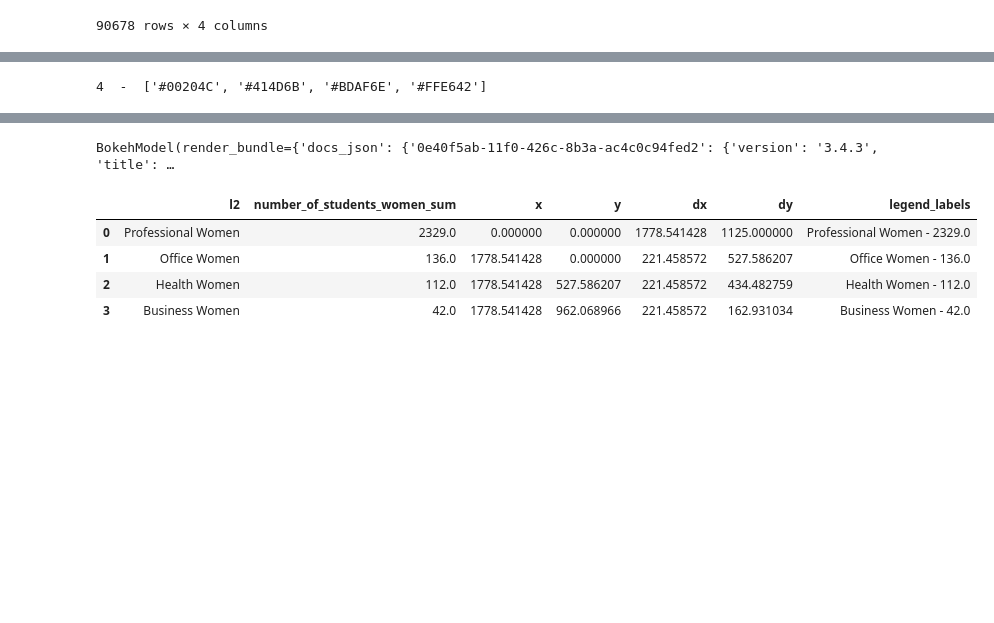
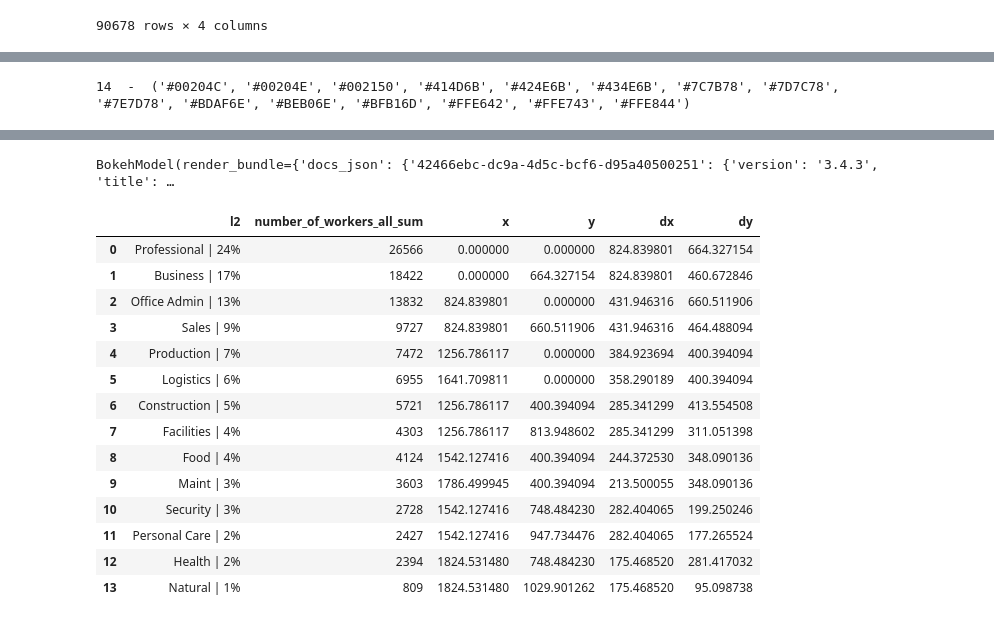
Before and after one commit to MADS-593-Project/Project, a Jupyter notebook: scripts/austin-exploratory-2.ipynb, the cells around one changed output, grey strips where cells are left out. Drawn from its saved outputs; the diff is of its cells as text; code cells hidden in the pictures; blank space fills up the shorter version.

```diff
--- a/scripts/austin-exploratory-2.ipynb
+++ b/scripts/austin-exploratory-2.ipynb
@@ -510,7 +497,8 @@ df_occupation_level_mapping_distinct = df_occupation_level_mapping[['l4', 'l3',
 df_occupation_level_mapping_distinct = df_occupation_level_mapping_distinct[['l4', 'l3', 'l2', 'l1']]
 df_occupation_level_mapping_distinct
 
-metric = 'number_of_students_women_sum'
+# metric = 'number_of_students_women_sum'
+metric = 'number_of_workers_all_sum'
 base_metric = metric.replace('_sum', '').replace('_women', '').replace('_men', '').replace('_all', '')
 
 l1_grouping = df_level_list[0]
@@ -528,14 +516,24 @@ l1_grouping = l1_grouping[['l1','l2', metric]]
 l2_grouping = l2_grouping[l2_grouping['year'] == '2015']
 l2_grouping = l2_grouping[['l2', metric]]
 
-
-
 short_name_l2 = get_short_names('l2', base_metric)
 l1_grouping['l2'] = l1_grouping['l2'].apply(lambda x: short_name_l2[x] if x in short_name_l2.keys() else x)
 l2_grouping['l2'] = l2_grouping['l2'].apply(lambda x: short_name_l2[x] if x in short_name_l2.keys() else x)
 
 short_name_l1 = get_short_names('l1', base_metric)
 l1_grouping['l1'] = l1_grouping['l1'].apply(lambda x: short_name_l1[x] if x in short_name_l1.keys() else x)
+
+
+total = l2_grouping[metric].sum() # total seems low, validate later on
+
+l1_grouping['l1'] = l1_grouping.apply(lambda x: x['l1'] + ' | ' + str(int(round(x[metric]/total*100, 0))) + '%', axis=1)
+l2_grouping['l2'] = l2_grouping.apply(lambda x: x['l2'] + ' | ' + str(int(round(x[metric]/total*100, 0))) + '%', axis=1)
+l2_lookup = {k: k + " | " + v for k, v in (x.split(" | ") for x in l2_grouping['l2'].to_list())}
+l1_grouping['l2'] = l1_grouping.apply(lambda x: l2_lookup[x['l2']], axis=1)
+
+# l1_grouping
+
+
 
 # keep only records with non-zero values, otherwise treemap will throw a divide by zero error
 l1_grouping = l1_grouping[l1_grouping[metric] > 0]
@@ -549,17 +547,16 @@ def treemap(df, col, x, y, dx, dy, *, N=100):
     return sub_df.join(blocks_df, how='left').reset_index()
 
 
-for sex in ['women','men','all']:
-    if sex in metric:
-        l2_grouping['l2'] = l2_grouping['l2'].apply(lambda x: x + ' ' + sex.title())
-        break
+# for sex in ['women','men','all']:
+#     if sex in metric:
+#         l2_grouping['l2'] = l2_grouping['l2'].apply(lambda x: x + ' ' + sex.title())
+#         break
 
-for sex in ['women','men','all']:
-    if sex in metric:
-        l1_grouping['l2'] = l1_grouping['l2'].apply(lambda x: x + ' ' + sex.title())
-        break
+# for sex in ['women','men','all']:
+#     if sex in metric:
+#         l1_grouping['l2'] = l1_grouping['l2'].apply(lambda x: x + ' ' + sex.title())
+#         break
 
-l2_grouping['legend_labels'] = l2_grouping.apply(lambda x: x['l2'] + ' - ' + str(x[metric]), axis=1)
 
 l2s = tuple(l2_grouping['l2'].unique().tolist())
 
@@ -569,12 +566,10 @@ blocks_by_L2 = treemap(l2_grouping, metric, x, y, w, h)
 
 blocks_by_L2.drop(columns=['index'], inplace=True)
 
-# l2	number_of_students_men_sum	x	y	dx	dy
-blocks_by_L2 = blocks_by_L2[['l2', metric, 'x', 'y', 'dx', 'dy', 'legend_labels']]
-
+blocks_by_L2 = blocks_by_L2[['l2', metric, 'x', 'y', 'dx', 'dy']]
 
 dfs = []
-for index, (l2, number_of_workers_all, x, y, dx, dy, labels) in blocks_by_L2.iterrows():
+for index, (l2, number_of_workers_all, x, y, dx, dy) in blocks_by_L2.iterrows():
     df = l1_grouping[l1_grouping.l2==l2]
     dfs.append(treemap(df, metric, x, y, dx, dy, N=100))
 
@@ -593,46 +588,53 @@ block_params = param_set['block']
 l2_params = param_set['l2']
 l1_params = param_set['l1']
 
 p.block('x', 'y', 'dx', 'dy', source=blocks, line_width=block_params['line_width'], line_color=block_params['line_color'],
-        fill_alpha=block_params['fill_alpha'], legend_field="l2",
-        fill_color=factor_cmap("l2", block_params['palette'], l2s))
+        fill_alpha=block_params['fill_alpha'], fill_color=factor_cmap("l2", block_params['palette'][::-1] if 'women' in metric else block_params['palette'], l2s)) #legend_field="l2",
 
 p.text('x', 'y',  x_offset=l2_params['x_offset'], y_offset=l2_params['y_offset'], text="l2", source=blocks_by_L2,
-       text_font_size=l2_params['text_font_size'], text_color=l2_params['text_color']
-       )
-
+       text_font_size=l2_params['text_font_size'], text_color=l2_params['text_color'])
 
 blocks["ytop"] = blocks.y + blocks.dy
 
 p.text('x', 'ytop', x_offset=l1_params['x_offset'], y_offset=l1_params['y_offset'], text="l1", source=blocks,
        text_font_size=l1_params['text_font_size'], text_baseline=l1_params['text_baseline'],
        text_color=l1_params['text_color'])
 
-p.legend.title = "L2 Grouping"
-p.legend.label_text_font_size = "10pt"
-p.legend.location = "top_right"
-p.legend.orientation = "vertical"
+# p.legend.title = "L2 Grouping"
+# p.legend.label_text_font_size = "10pt"
+# p.legend.location = "top_right"
+# p.legend.orientation = "vertical"
 
 
 # Generate color band
 # y = l2_grouping[metric]
 # cmap = linear_cmap(field_name='y', palette=get_palette(len(l2_grouping)), low=min(y), high=max(y))
 # r = p.scatter(l2_grouping['l2'], y, color=cmap, size=25, legend_label='Occupation')
 # color_bar = r.construct_color_bar(width=10) #, formatter=NumeralTickFormatter(format="0,0")
 # p.add_layout(color_bar, 'right')
 
 output_notebook()
 handle = display(BokehModel(p))
 blocks
 
 blocks_by_L2
 # %% [output]
-4  -  ['#00204C', '#414D6B', '#BDAF6E', '#FFE642']
+14  -  ('#00204C', '#00204E', '#002150', '#414D6B', '#424E6B', '#434E6B', '#7C7B78', '#7D7C78', '#7E7D78', '#BDAF6E', '#BEB06E', '#BFB16D', '#FFE642', '#FFE743', '#FFE844')
 [interactive output not drawn]
 [interactive output not drawn]
-BokehModel(render_bundle={'docs_json': {'0e40f5ab-11f0-426c-8b3a-ac4c0c94fed2': {'version': '3.4.3', 'title': …
+BokehModel(render_bundle={'docs_json': {'42466ebc-dc9a-4d5c-bcf6-d95a40500251': {'version': '3.4.3', 'title': …
-|  | l2 | number_of_students_women_sum | x | y | dx | dy | legend_labels |
-| 0 | Professional Women | 2329.0 | 0.000000 | 0.000000 | 1778.541428 | 1125.000000 | Professional Women - 2329.0 |
-| 1 | Office Women | 136.0 | 1778.541428 | 0.000000 | 221.458572 | 527.586207 | Office Women - 136.0 |
-| 2 | Health Women | 112.0 | 1778.541428 | 527.586207 | 221.458572 | 434.482759 | Health Women - 112.0 |
-| 3 | Business Women | 42.0 | 1778.541428 | 962.068966 | 221.458572 | 162.931034 | Business Women - 42.0 |
+|  | l2 | number_of_workers_all_sum | x | y | dx | dy |
+| 0 | Professional | 24% | 26566 | 0.000000 | 0.000000 | 824.839801 | 664.327154 |
+| 1 | Business | 17% | 18422 | 0.000000 | 664.327154 | 824.839801 | 460.672846 |
+| 2 | Office Admin | 13% | 13832 | 824.839801 | 0.000000 | 431.946316 | 660.511906 |
+| 3 | Sales | 9% | 9727 | 824.839801 | 660.511906 | 431.946316 | 464.488094 |
+| 4 | Production | 7% | 7472 | 1256.786117 | 0.000000 | 384.923694 | 400.394094 |
+| 5 | Logistics | 6% | 6955 | 1641.709811 | 0.000000 | 358.290189 | 400.394094 |
+| 6 | Construction | 5% | 5721 | 1256.786117 | 400.394094 | 285.341299 | 413.554508 |
+| 7 | Facilities | 4% | 4303 | 1256.786117 | 813.948602 | 285.341299 | 311.051398 |
+| 8 | Food | 4% | 4124 | 1542.127416 | 400.394094 | 244.372530 | 348.090136 |
+| 9 | Maint | 3% | 3603 | 1786.499945 | 400.394094 | 213.500055 | 348.090136 |
+| 10 | Security | 3% | 2728 | 1542.127416 | 748.484230 | 282.404065 | 199.250246 |
+| 11 | Personal Care | 2% | 2427 | 1542.127416 | 947.734476 | 282.404065 | 177.265524 |
+| 12 | Health | 2% | 2394 | 1824.531480 | 748.484230 | 175.468520 | 281.417032 |
+| 13 | Natural | 1% | 809 | 1824.531480 | 1029.901262 | 175.468520 | 95.098738 |
```
Also changed, not shown: parts of 3 cells of this notebook, 3 other files.
